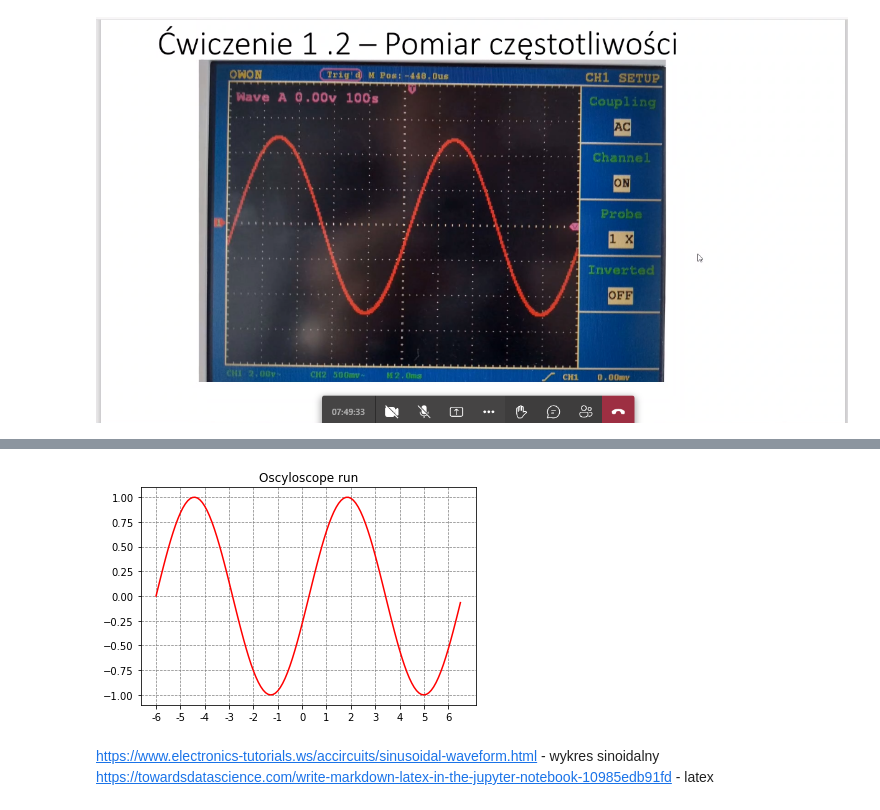
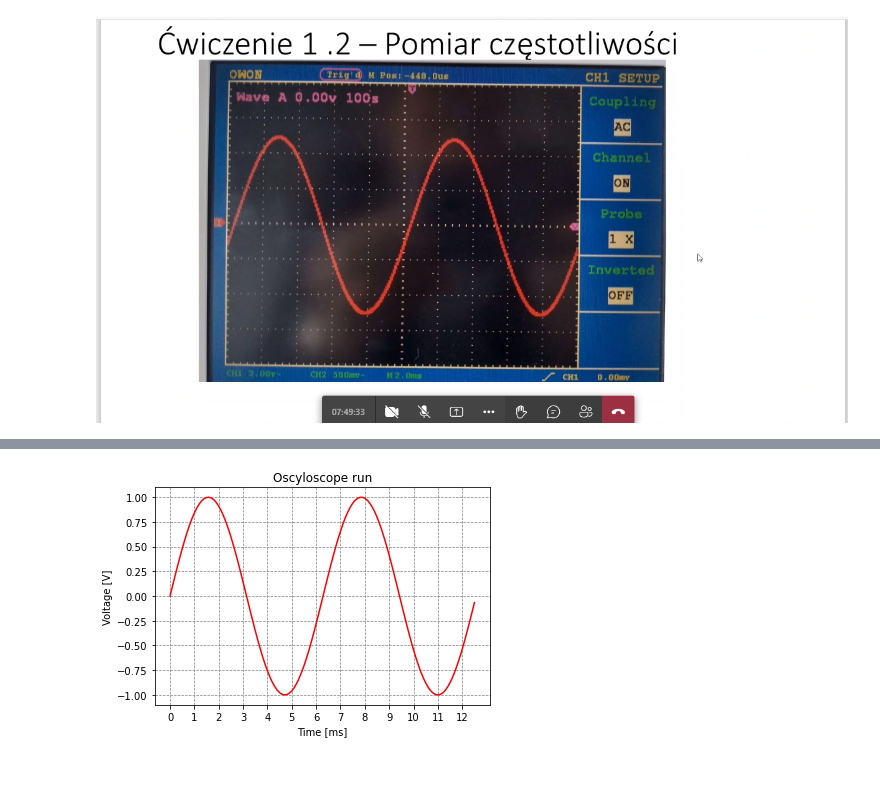
Before and after one commit to yellowBunnyy/elektrotechnika, a Jupyter notebook: Ćwiczenie 1.2.ipynb, the cells around one changed output, grey strips where cells are left out. Drawn from its saved outputs; the diff is of its cells as text; code cells hidden in the pictures; blank space fills up the shorter version.

Commit message:
almost without sinusoid plot

```diff
--- a/Ćwiczenie 1.2.ipynb
+++ b/Ćwiczenie 1.2.ipynb
@@ -25,25 +40,25 @@ gdzie: <p>
 # %%
+# Naszkicować rusynek amplitudy napięcia jak się nie da tego w plt najwyżej się wstawi odręcznie nrazysowany.
+
 x = np.arange(0, 4*np.pi, .1)   # start,stop,step
 y = np.sin(x)
 
 x_tic = list(set([round(val + .5) if val + .5 < 1 else int(val) for val in x]))
-x_tix = [val - int(len(x_tic)/2) for val in x_tic]
+# x_tix = [val - int(len(x_tic)/2) for val in x_tic]
 # y_tic = list(set([round(val + .5) if val + .5 < 1 else int(val) for val in x]))
 fig, ax = plt.subplots()
 ax.plot(x, y, 'red')
 plt.xticks(x_tic)
-ax.set_xticklabels(x_tix)
-
+# ax.set_xticklabels(x_tix)
+plt.xlabel('Time [ms]')
+plt.ylabel('Voltage [V]')
 
 
 # to set title
 plt.title("Oscyloscope run")
 
 
 
 plt.grid(True, color = "grey", linewidth =.7, linestyle = "--")
 # %% [output]
-[figure, old version]
+[figure, new version]
-# %% [markdown]
-https://www.electronics-tutorials.ws/accircuits/sinusoidal-waveform.html - wykres sinoidalny
-https://towardsdatascience.com/write-markdown-latex-in-the-jupyter-notebook-10985edb91fd - latex
```
Also changed, not shown: parts of 6 cells of this notebook.
